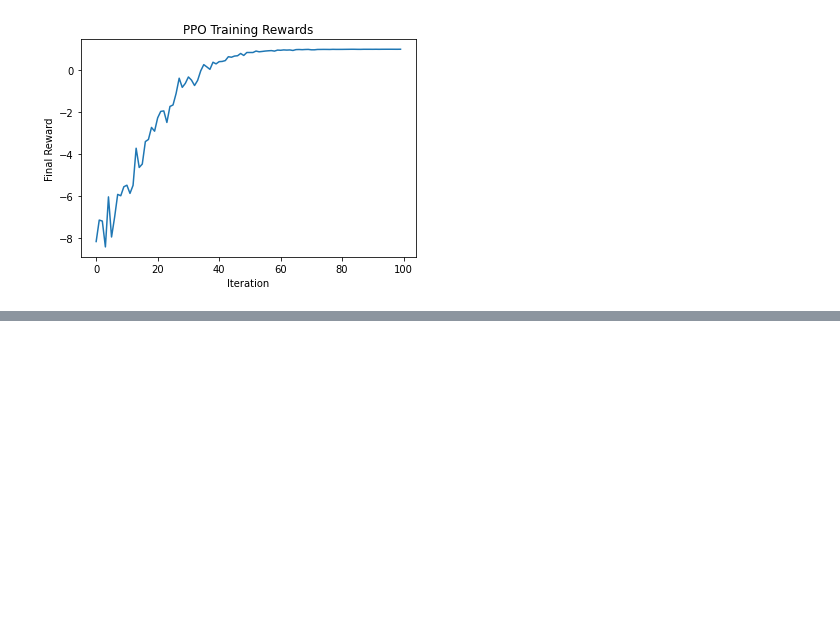
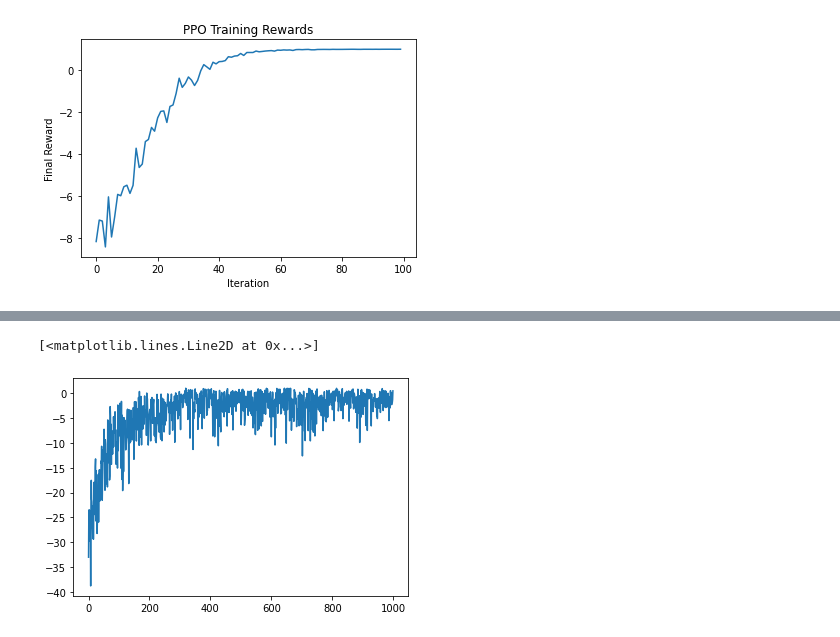
Before and after one commit to ludekcizinsky/rl-renaissance, a Jupyter notebook: renaissance/sandbox_ppo.ipynb, the cells around one changed output, grey strips where cells are left out. Cells and saved outputs as stored; diff of their text form; code cells hidden in the pictures; blank space fills up the shorter version.

```diff
--- a/renaissance/sandbox_ppo.ipynb
+++ b/renaissance/sandbox_ppo.ipynb
@@ -276,0 +336,2 @@ Text(0.5, 1.0, 'PPO Training Rewards')
+# %%
+cfg = compose(config_name="train_sandbox.yaml")
@@ -276,0 +386,25 @@ Text(0.5, 1.0, 'PPO Training Rewards')
+# %%
+# Logger setup, todo: for now disabled, else we would get w&b run object
+logger = None # get_logger(cfg)
+
+# Initialize environment
+names_km = load_pkl(cfg.paths.names_km)
+#reward_fn = partial(reward_func, chk_jcbn, names_km, cfg.reward.eig_partition)
+reward_fn = compute_reward
+env = KineticEnv(cfg, reward_fn)
+env.seed(cfg.seed)
+# %%
+
+# Initialize PPO agent (actor and critic)
+ppo_agent = PPOAgent(cfg, logger)
+
+log_rewards = []
+# Training loop
+for episode in range(cfg.training.num_episodes):
+    trajectory = ppo_agent.collect_trajectory(env)
+    rewards = trajectory["rewards"]
+    min_rew, max_rew, mean_rew = rewards.min(), rewards.max(), rewards.mean()
+    print(f"Episode {episode+1}/{cfg.training.num_episodes} - Min reward: {min_rew:.4f}, Max reward: {max_rew:.4f}, Mean reward: {mean_rew:.4f}")
+    log_rewards.append(rewards.mean())
+    policy_loss, value_loss, entropy = ppo_agent.update(trajectory)
+    print(f"Episode {episode+1}/{cfg.training.num_episodes} - Policy loss: {policy_loss:.4f}, Value loss: {value_loss:.4f}, Entropy: {entropy:.4f}")
@@ -276,0 +429,7 @@ Text(0.5, 1.0, 'PPO Training Rewards')
+# %%
+from matplotlib import pyplot as plt
+
+plt.plot(log_rewards)
+# %% [output]
+[<matplotlib.lines.Line2D at 0x...>]
+[figure, added]
```
Also changed, not shown: parts of 8 cells of this notebook, 8 other files.
